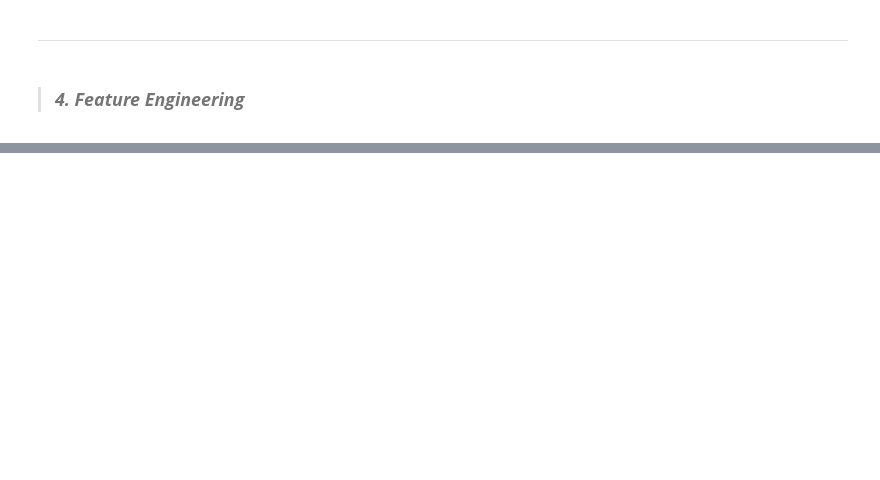
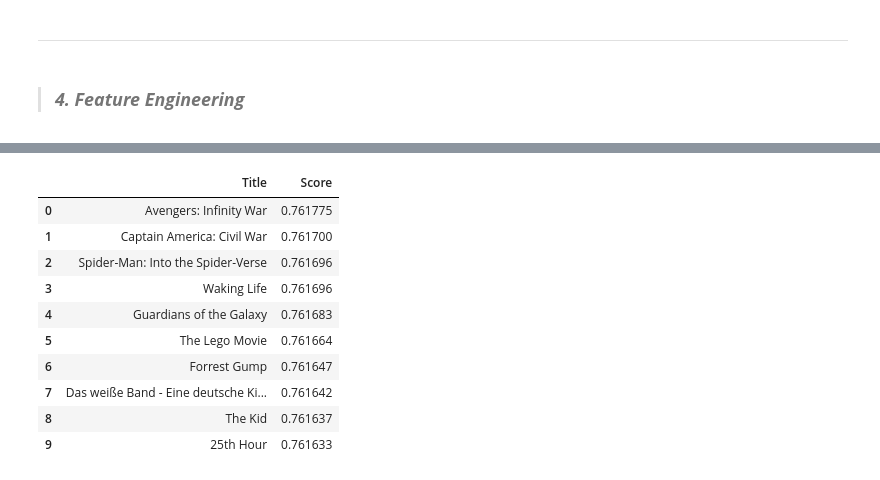
Before and after one commit to NEO-DAS/MyRepository, a Jupyter notebook: Source_code/code.ipynb, the cells around one changed output, grey strips where cells are left out. Cells and saved outputs as stored; diff of their text form; code cells hidden in the pictures; blank space fills up the shorter version.

```diff
--- a/Source_code/code.ipynb
+++ b/Source_code/code.ipynb
@@ -1430,0 +1510,3 @@ data = df.copy()
+# %%
+tf = TfidfVectorizer(analyzer = 'word', ngram_range=(1, 3), stop_words='english', min_df=3, strip_accents='unicode', token_pattern=r'\w{1,}')
+matrix = tf.fit_transform(data['Overview'])
@@ -1430,0 +1519,45 @@ data = df.copy()
+# %%
+linear = linear_kernel(matrix)
+cosine = cosine_similarity(matrix)
+sigmoid = sigmoid_kernel(matrix)
+# %%
+indices = pd.Series(data.index, index = data['Title'])
+# %%
+def recommendation(title, sigmoid=sigmoid):
+    # Get the index of the movie in the DataFrame
+    idx = indices[title]
+
+    # Create a list of tuples (index, sigmoid score) for the given movie
+    sigmoid_scores = list(enumerate(sigmoid[idx]))
+
+    # Sort the scores by the second element (sigmoid score) in descending order
+    sigmoid_scores = sorted(sigmoid_scores, key=lambda x: x[1], reverse=True)
+
+    # Get the top 10 similar movies (excluding the movie itself)
+    sigmoid_scores = sigmoid_scores[1:11]
+
+    # Extract the movie indices and corresponding sigmoid scores
+    movie_indices = [i[0] for i in sigmoid_scores]
+    scores = [i[1] for i in sigmoid_scores]
+
+    # Create a DataFrame for the recommendations
+    recommendations_df = pd.DataFrame({
+        'Title': data['Title'].iloc[movie_indices].values,
+        'Score': scores
+    })
+
+    return recommendations_df
+# %%
+recommendation('Avengers: Endgame')
+# %% [output]
+|  | Title | Score |
+| 0 | Avengers: Infinity War | 0.761775 |
+| 1 | Captain America: Civil War | 0.761700 |
+| 2 | Spider-Man: Into the Spider-Verse | 0.761696 |
+| 3 | Waking Life | 0.761696 |
+| 4 | Guardians of the Galaxy | 0.761683 |
+| 5 | The Lego Movie | 0.761664 |
+| 6 | Forrest Gump | 0.761647 |
+| 7 | Das weiße Band - Eine deutsche Ki... | 0.761642 |
+| 8 | The Kid | 0.761637 |
+| 9 | 25th Hour | 0.761633 |
```
Also changed, not shown: parts of 26 cells of this notebook.
